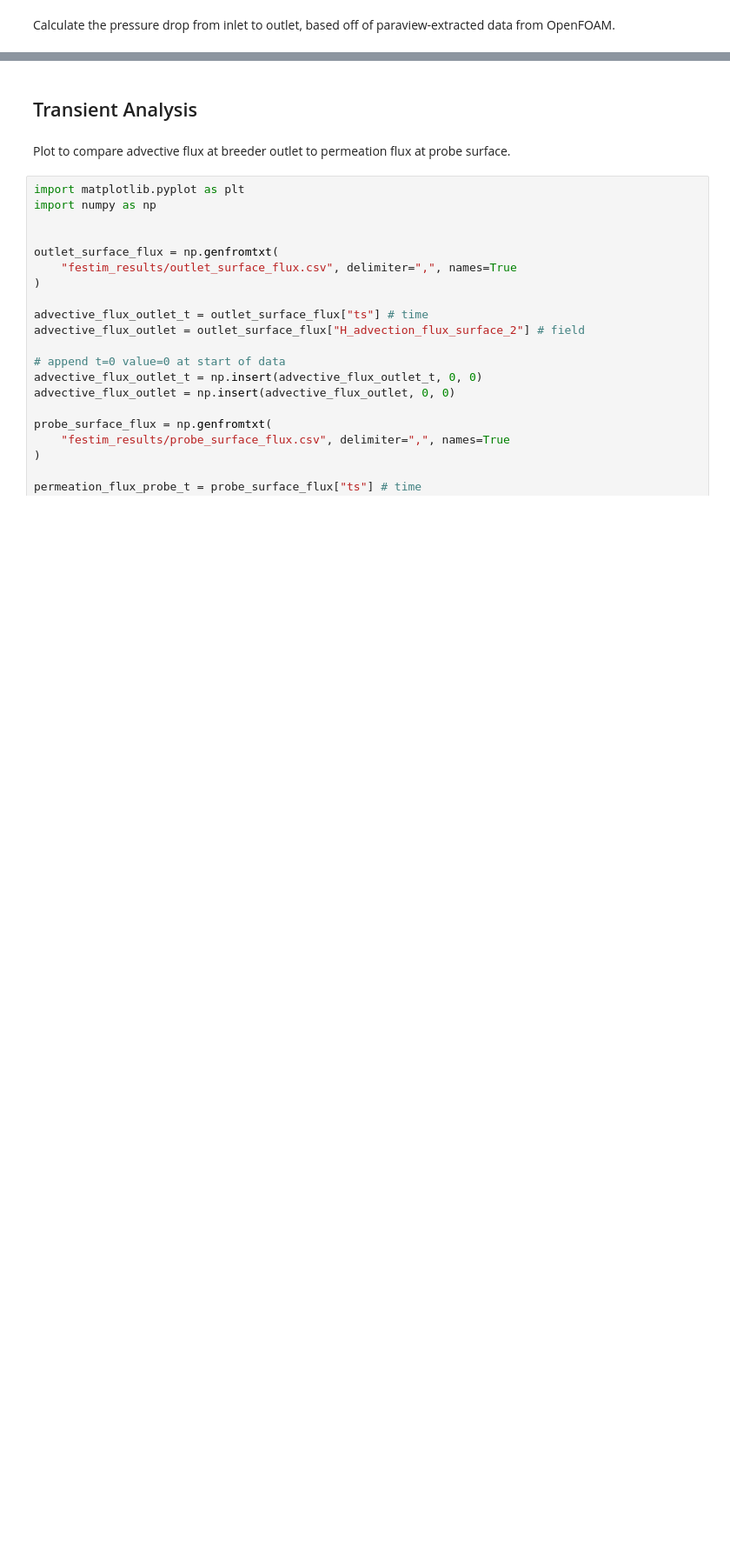
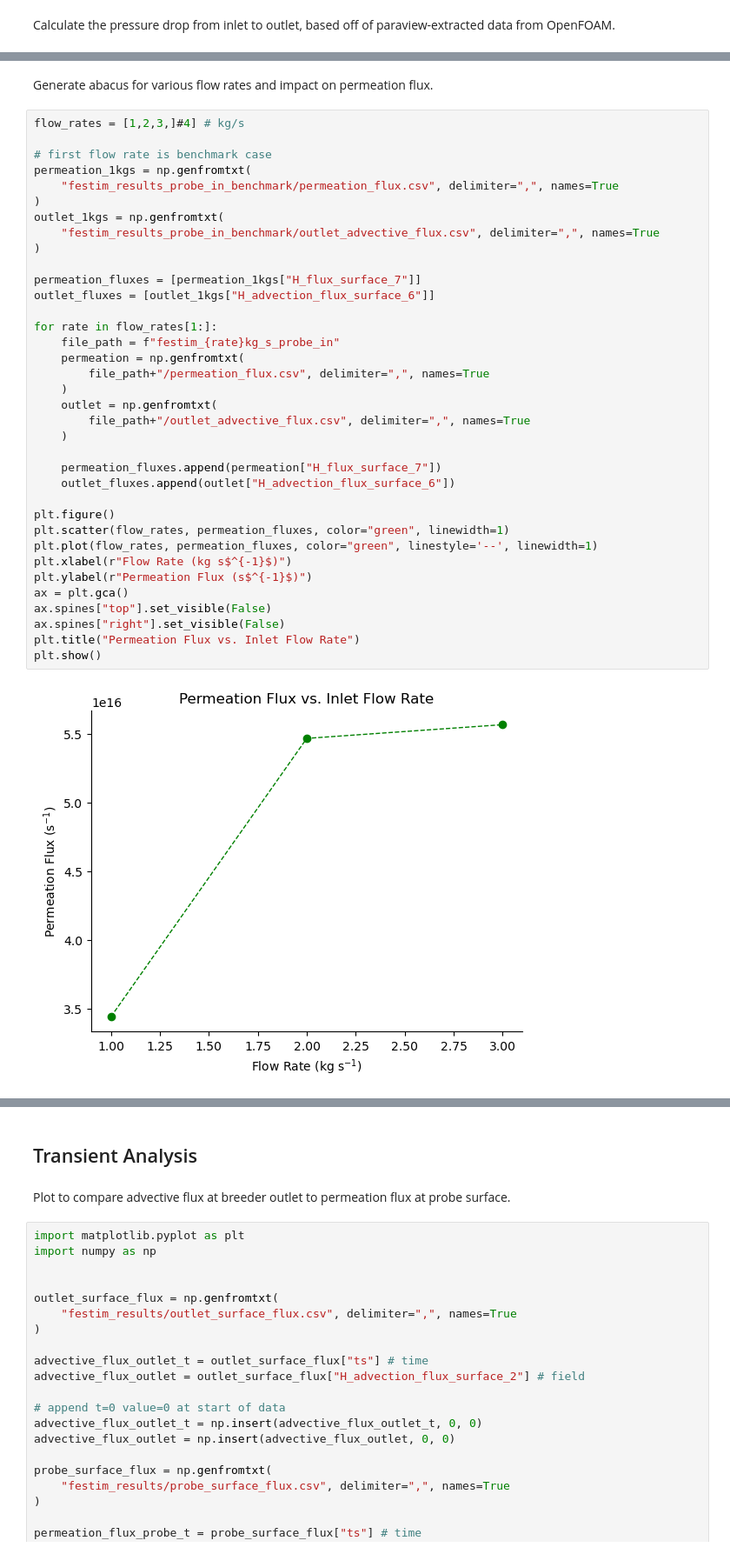
Before and after one commit to kaelyndunnell/Permeator-Probe, a Jupyter notebook: post_process.ipynb, the cells around one changed output, grey strips where cells are left out. Shown at 87% size. Cells and saved outputs as stored; diff of their text form; blank space fills up the shorter version.

Commit message:
add abacus post processing

```diff
--- a/post_process.ipynb
+++ b/post_process.ipynb
@@ -60,0 +67,40 @@ Pressure drop between inlet and outlet is 2.8431e-05 m2/s2.
+# %% [markdown]
+Generate abacus for various flow rates and impact on permeation flux.
+# %%
+flow_rates = [1,2,3,]#4] # kg/s
+
+# first flow rate is benchmark case
+permeation_1kgs = np.genfromtxt(
+    "festim_results_probe_in_benchmark/permeation_flux.csv", delimiter=",", names=True
+)
+outlet_1kgs = np.genfromtxt(
+    "festim_results_probe_in_benchmark/outlet_advective_flux.csv", delimiter=",", names=True
+)
+
+permeation_fluxes = [permeation_1kgs["H_flux_surface_7"]]
+outlet_fluxes = [outlet_1kgs["H_advection_flux_surface_6"]]
+
+for rate in flow_rates[1:]:
+    file_path = f"festim_{rate}kg_s_probe_in"
+    permeation = np.genfromtxt(
+        file_path+"/permeation_flux.csv", delimiter=",", names=True
+    )
+    outlet = np.genfromtxt(
+        file_path+"/outlet_advective_flux.csv", delimiter=",", names=True
+    )
+
+    permeation_fluxes.append(permeation["H_flux_surface_7"])
+    outlet_fluxes.append(outlet["H_advection_flux_surface_6"])
+
+plt.figure()
+plt.scatter(flow_rates, permeation_fluxes, color="green", linewidth=1)
+plt.plot(flow_rates, permeation_fluxes, color="green", linestyle='--', linewidth=1)
+plt.xlabel(r"Flow Rate (kg s$^{-1}$)")
+plt.ylabel(r"Permeation Flux (s$^{-1}$)")
+ax = plt.gca()
+ax.spines["top"].set_visible(False)
+ax.spines["right"].set_visible(False)
+plt.title("Permeation Flux vs. Inlet Flow Rate")
+plt.show()
+# %% [output]
+[figure, added]
```
Also changed, not shown: parts of 6 cells of this notebook.
